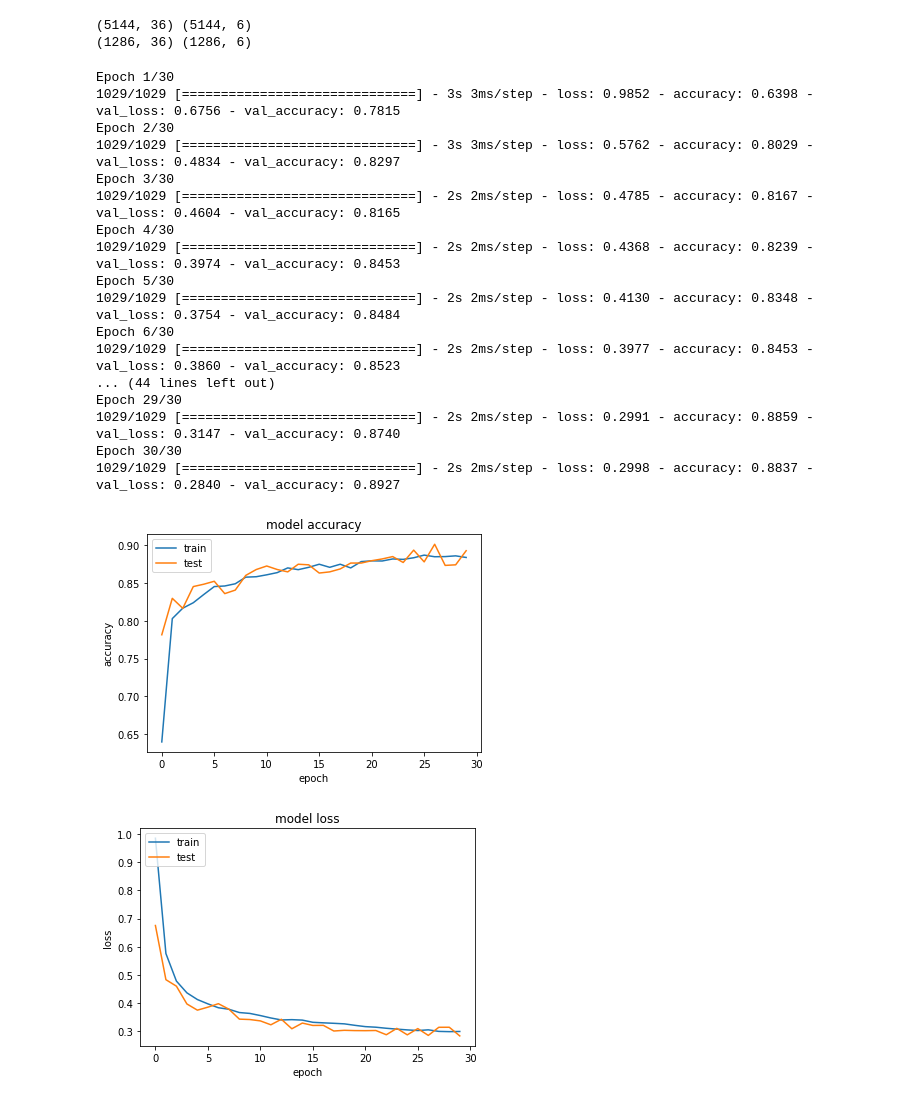
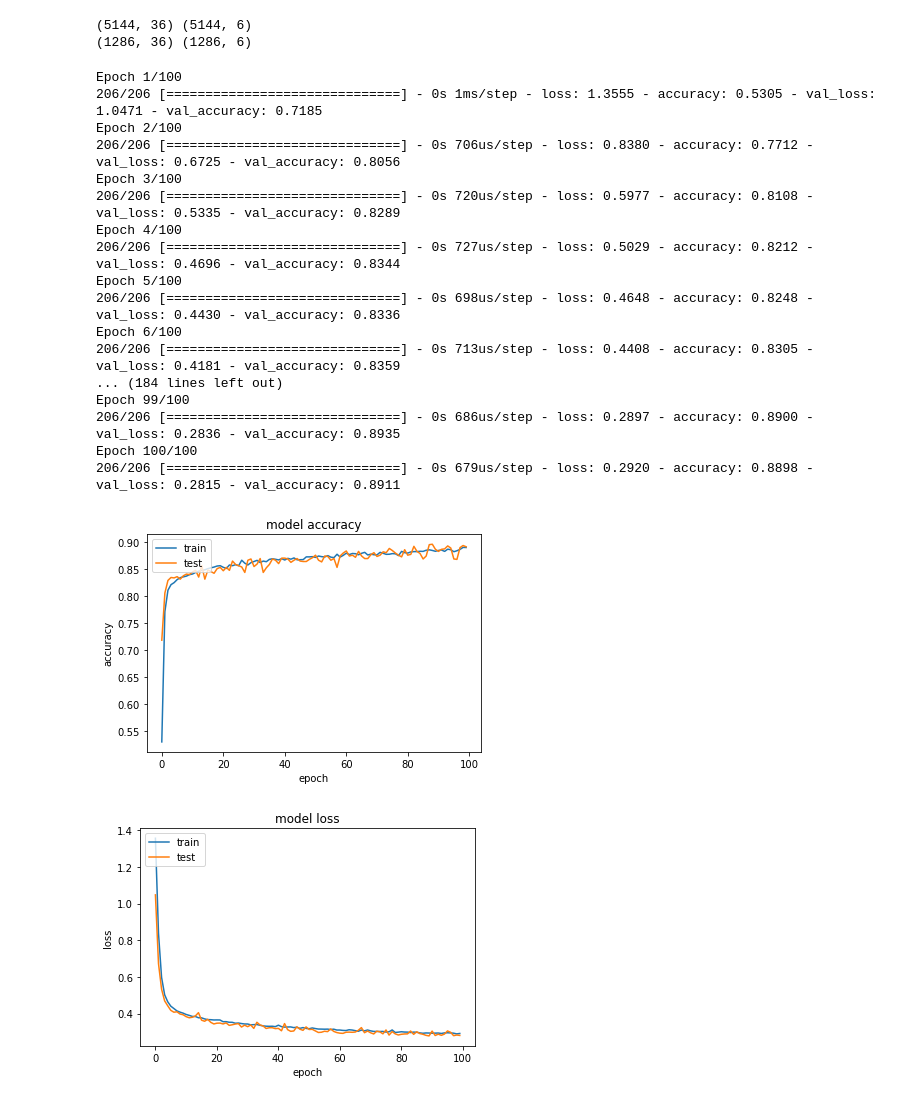
Before and after one commit to alvarogd16/BioInspirada, a Jupyter notebook: 4_Keras/4_1_clasificatoria.ipynb, the cells around one changed output. Saved outputs shown, nothing was run; the diff lists cells and outputs as text; code cells hidden in the pictures.

```diff
--- a/4_Keras/4_1_clasificatoria.ipynb
+++ b/4_Keras/4_1_clasificatoria.ipynb
@@ -96,28 +96,28 @@ def Model1():
 M=Model1()
 # %%
 History=M.fit(X_train,Y_train,
-              epochs=30,
-              batch_size=5,
+              epochs=100,
+              batch_size=25,
               validation_data=(X_test,Y_test))
 
 Show_History(History)
 # %% [output]
-Epoch 1/30
-1029/1029 [==============================] - 3s 3ms/step - loss: 0.9852 - accuracy: 0.6398 - val_loss: 0.6756 - val_accuracy: 0.7815
-Epoch 2/30
-1029/1029 [==============================] - 3s 3ms/step - loss: 0.5762 - accuracy: 0.8029 - val_loss: 0.4834 - val_accuracy: 0.8297
-Epoch 3/30
-1029/1029 [==============================] - 2s 2ms/step - loss: 0.4785 - accuracy: 0.8167 - val_loss: 0.4604 - val_accuracy: 0.8165
-Epoch 4/30
-1029/1029 [==============================] - 2s 2ms/step - loss: 0.4368 - accuracy: 0.8239 - val_loss: 0.3974 - val_accuracy: 0.8453
-Epoch 5/30
-1029/1029 [==============================] - 2s 2ms/step - loss: 0.4130 - accuracy: 0.8348 - val_loss: 0.3754 - val_accuracy: 0.8484
-Epoch 6/30
-1029/1029 [==============================] - 2s 2ms/step - loss: 0.3977 - accuracy: 0.8453 - val_loss: 0.3860 - val_accuracy: 0.8523
-... (44 lines left out)
-Epoch 29/30
-1029/1029 [==============================] - 2s 2ms/step - loss: 0.2991 - accuracy: 0.8859 - val_loss: 0.3147 - val_accuracy: 0.8740
-Epoch 30/30
-1029/1029 [==============================] - 2s 2ms/step - loss: 0.2998 - accuracy: 0.8837 - val_loss: 0.2840 - val_accuracy: 0.8927
+Epoch 1/100
+206/206 [==============================] - 0s 1ms/step - loss: 1.3555 - accuracy: 0.5305 - val_loss: 1.0471 - val_accuracy: 0.7185
+Epoch 2/100
+206/206 [==============================] - 0s 706us/step - loss: 0.8380 - accuracy: 0.7712 - val_loss: 0.6725 - val_accuracy: 0.8056
+Epoch 3/100
+206/206 [==============================] - 0s 720us/step - loss: 0.5977 - accuracy: 0.8108 - val_loss: 0.5335 - val_accuracy: 0.8289
+Epoch 4/100
+206/206 [==============================] - 0s 727us/step - loss: 0.5029 - accuracy: 0.8212 - val_loss: 0.4696 - val_accuracy: 0.8344
+Epoch 5/100
+206/206 [==============================] - 0s 698us/step - loss: 0.4648 - accuracy: 0.8248 - val_loss: 0.4430 - val_accuracy: 0.8336
+Epoch 6/100
+206/206 [==============================] - 0s 713us/step - loss: 0.4408 - accuracy: 0.8305 - val_loss: 0.4181 - val_accuracy: 0.8359
+... (184 lines left out)
+Epoch 99/100
+206/206 [==============================] - 0s 686us/step - loss: 0.2897 - accuracy: 0.8900 - val_loss: 0.2836 - val_accuracy: 0.8935
+Epoch 100/100
+206/206 [==============================] - 0s 679us/step - loss: 0.2920 - accuracy: 0.8898 - val_loss: 0.2815 - val_accuracy: 0.8911
-[figure, old version]
+[figure, new version]
-[figure, old version]
+[figure, new version]
```
